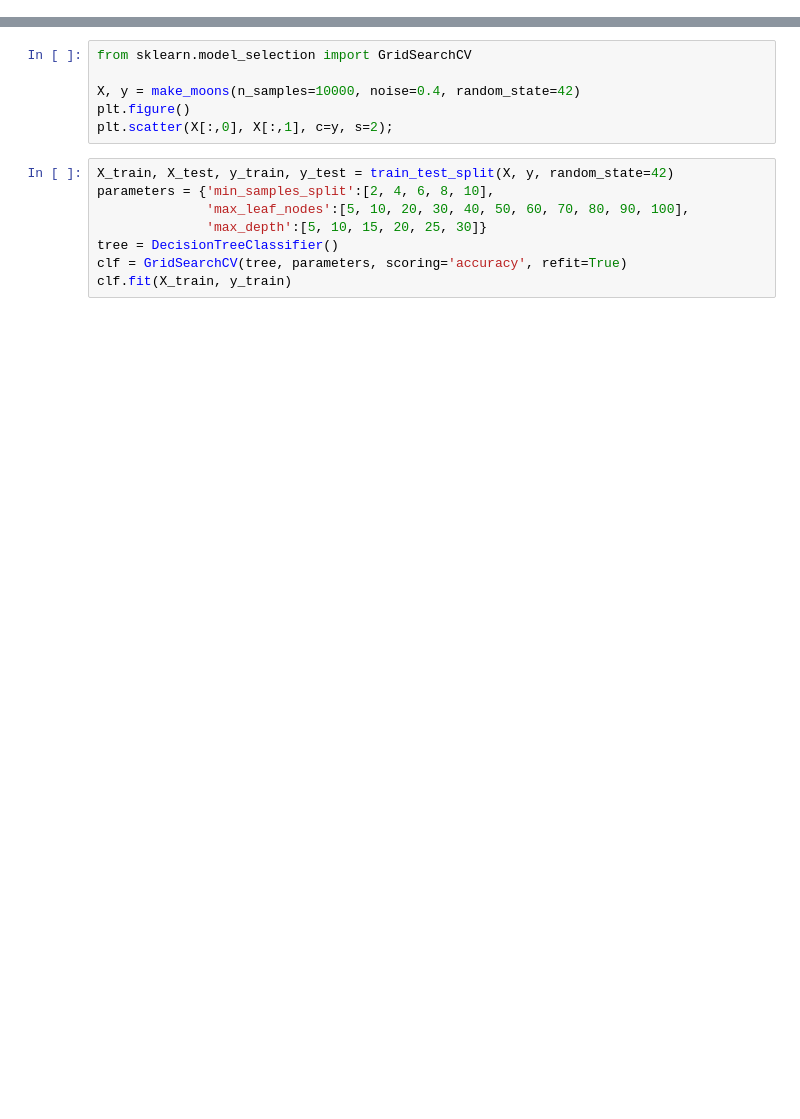
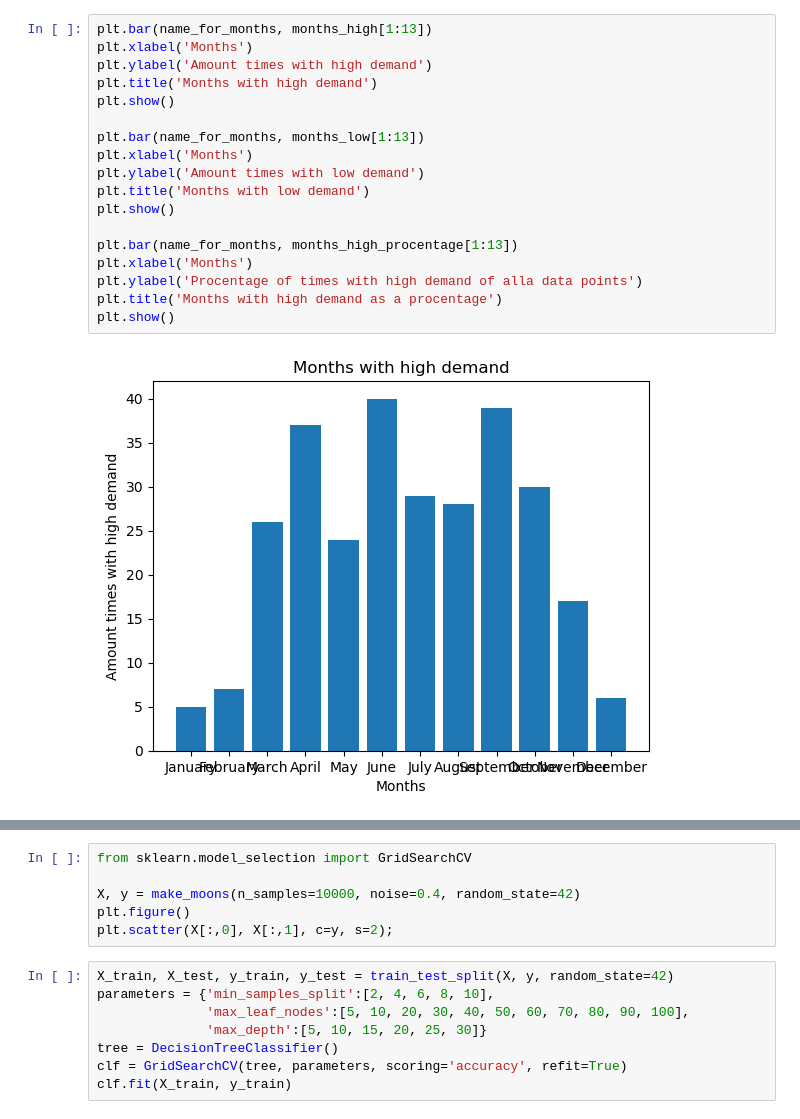
Before and after one commit to anbl9574/SML-project, a Jupyter notebook: SandSlott.ipynb, the cells around one changed output, grey strips where cells are left out. Drawn from its saved outputs; the diff is of its cells as text; blank space fills up the shorter version.

```diff
--- a/SandSlott.ipynb
+++ b/SandSlott.ipynb
@@ -4,0 +96,20 @@ Hello world
+# %%
+plt.bar(name_for_months, months_high[1:13])
+plt.xlabel('Months')
+plt.ylabel('Amount times with high demand')
+plt.title('Months with high demand')
+plt.show()
+
+plt.bar(name_for_months, months_low[1:13])
+plt.xlabel('Months')
+plt.ylabel('Amount times with low demand')
+plt.title('Months with low demand')
+plt.show()
+
+plt.bar(name_for_months, months_high_procentage[1:13])
+plt.xlabel('Months')
+plt.ylabel('Procentage of times with high demand of alla data points')
+plt.title('Months with high demand as a procentage')
+plt.show()
+# %% [output]
+[figure, added]
```
Also changed, not shown: parts of 7 cells of this notebook, 1 other file.
